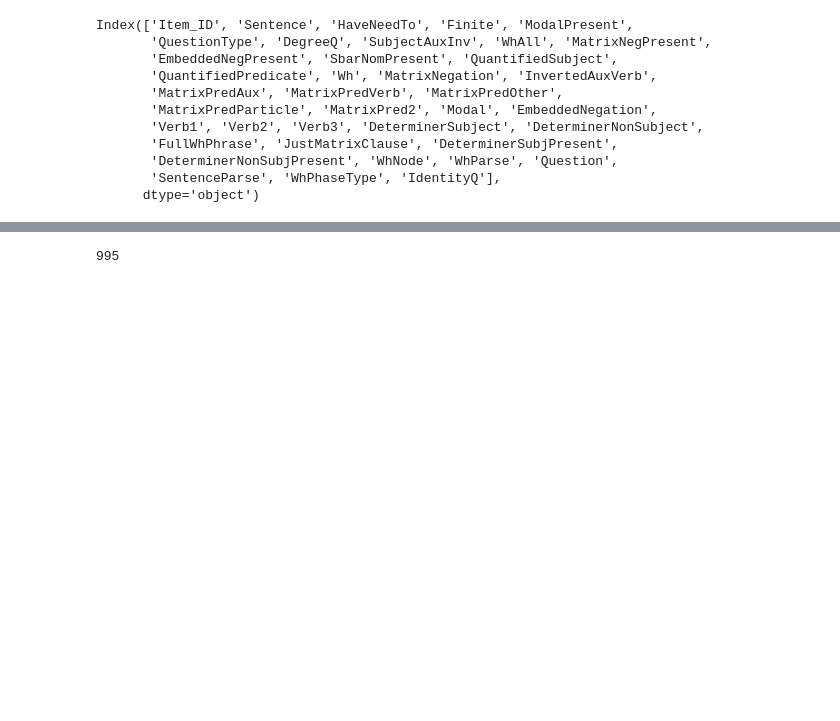
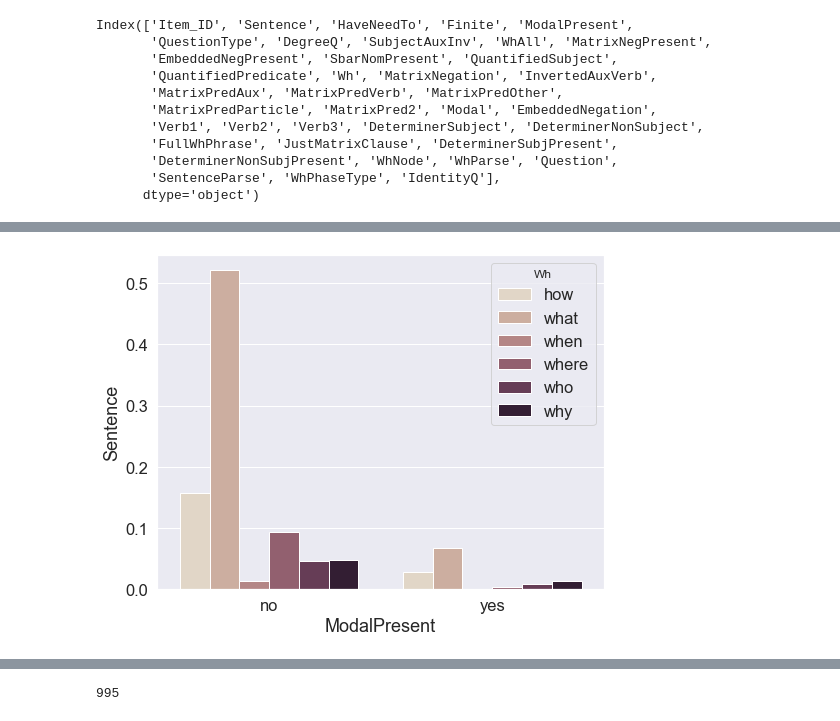
Before and after one commit to mcmoyer11/whquestions-tgrep2, a Jupyter notebook: corpus/analysis/sample_generator-ALLROOT.ipynb, the cells around one changed output, grey strips where cells are left out. Saved outputs shown, nothing was run; the diff lists cells and outputs as text; code cells hidden in the pictures; blank space fills up the shorter version.

Commit message:
graphs

```diff
--- a/corpus/analysis/sample_generator-ALLROOT.ipynb
+++ b/corpus/analysis/sample_generator-ALLROOT.ipynb
@@ -61,2 +98,2 @@ df.pivot_table(index=['QuestionType'], values="Question", aggfunc=len).groupby([
 # %%
-df.pivot_table(index=['QuestionType'], values="Question", aggfunc=len).groupby(["QuestionType"]).Question.transform(lambda x: x/len(df)).reset_index()
+ct = critical.pivot_table(index=['Wh','ModalPresent'], values='Sentence', aggfunc=len).groupby(['Wh']).Sentence.transform(lambda x: x/len(critical)).reset_index()
@@ -73,0 +116,10 @@ df.pivot_table(index=['QuestionType'], values="Question", aggfunc=len).groupby([
+# %%
+sns.set(font_scale=1.5)
+fig_dims = (8, 6)
+fig, ax = plt.subplots(figsize=fig_dims)
+g = sns.barplot(x="ModalPresent", y="Sentence", hue="Wh", palette="ch:.25", data=ct)
+plt.subplots_adjust(top=0.9)
+# g.fig.suptitle('questType x clauseType x wh')
+plt.show()
+# %% [output]
+[figure, added]
```
Also changed, not shown: parts of 11 cells of this notebook, 7 other files.
